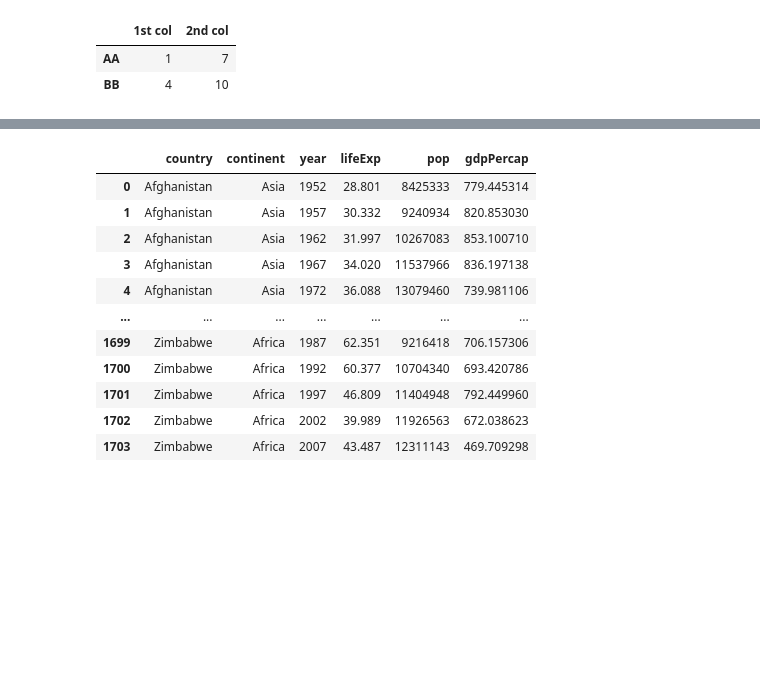
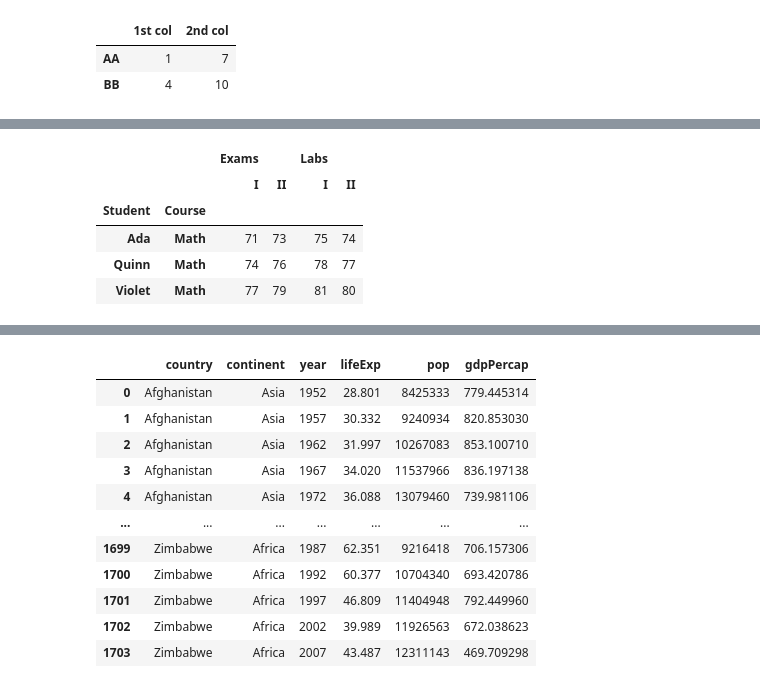
Before and after one commit to ChrisHSKim/python_for_everyone, a Jupyter notebook: notebooks/python with pandas.ipynb, the cells around one changed output, grey strips where cells are left out. Saved outputs shown, nothing was run; the diff lists cells and outputs as text; code cells hidden in the pictures; blank space fills up the shorter version.

```diff
--- a/notebooks/python with pandas.ipynb
+++ b/notebooks/python with pandas.ipynb
@@ -322,0 +373,2 @@ df.xs('six', level=1, axis=0)
+# %%
+All = slice(None)
@@ -322,0 +384,9 @@ df.xs('six', level=1, axis=0)
+# %%
+df.loc[(All, 'Math'), All]
+# %% [output]
+|  |  | Exams |  | Labs |  |
+|  |  | I | II | I | II |
+| Student | Course |  |  |  |  |
+| Ada | Math | 71 | 73 | 75 | 74 |
+| Quinn | Math | 74 | 76 | 78 | 77 |
+| Violet | Math | 77 | 79 | 81 | 80 |
```
Also changed, not shown: parts of 17 cells of this notebook.
